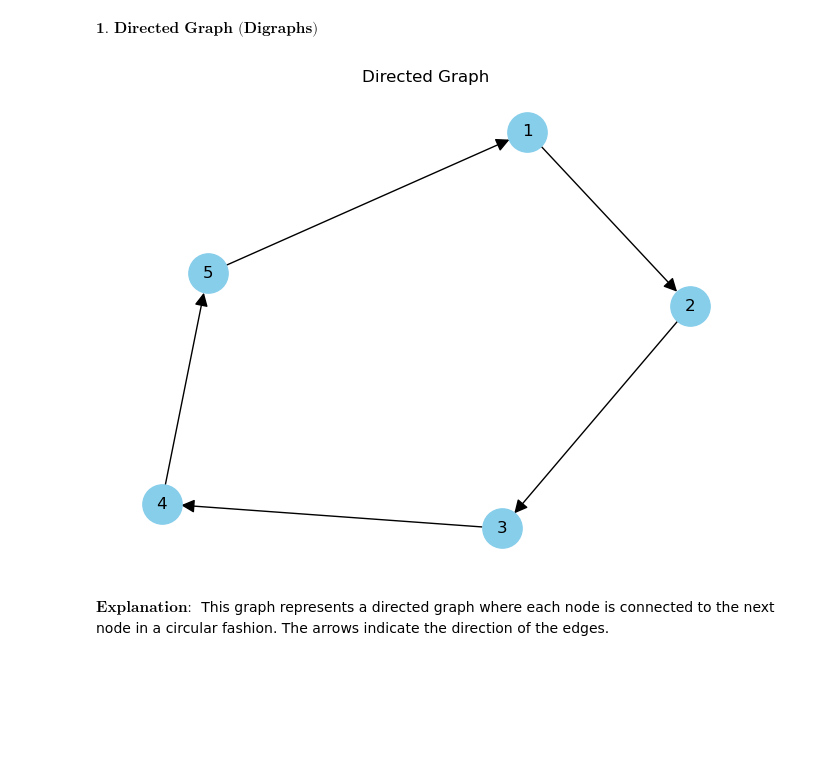
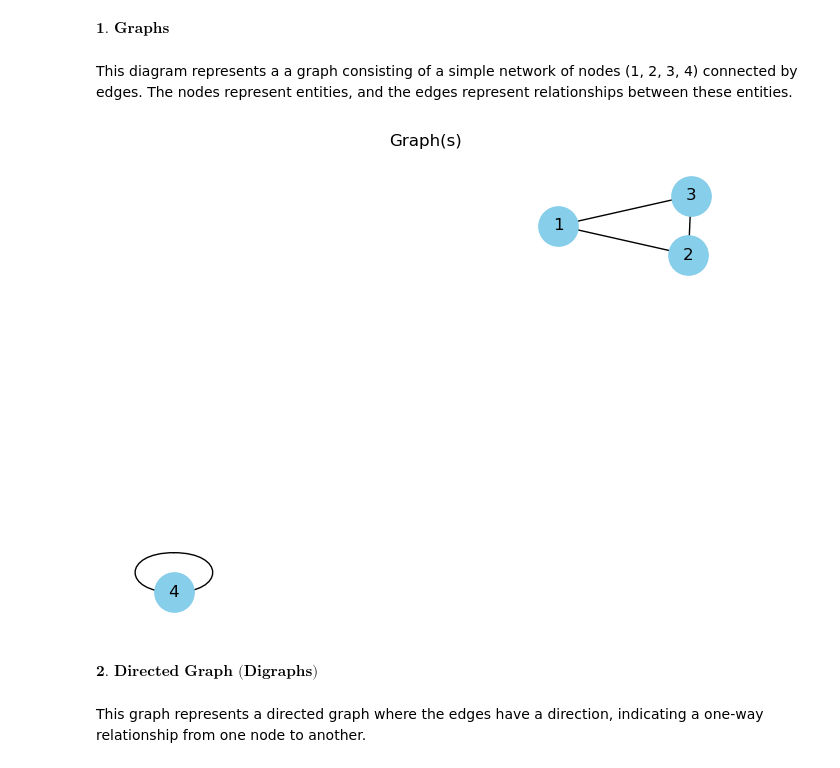
Before and after one commit to zphrc/Discrete_Math_2, a Jupyter notebook: Roca_Assignments/Lecture_3.ipynb, the cells around one changed output. Drawn from its saved outputs; the diff is of its cells as text; code cells hidden in the pictures; blank space fills up the shorter version.

```diff
--- a/Roca_Assignments/Lecture_3.ipynb
+++ b/Roca_Assignments/Lecture_3.ipynb
@@ -1,20 +1,25 @@
+# %% [markdown]
+$\textbf{1. Graphs}$
+# %% [markdown]
+This diagram represents a a graph consisting of a simple network of nodes (1, 2, 3, 4) connected by edges. The nodes represent entities, and the edges represent relationships between these entities.
+# %%
+import matplotlib.pyplot as plt
+import networkx as nx
+
+G = nx.Graph()
+
+G.add_nodes_from([1, 2, 3, 4])
+
+G.add_edges_from([(1, 2), (1, 3), (2, 3)])
+
+G.add_edge(4, 4)
+
+nx.draw(G, with_labels=True, node_color='skyblue', node_size=800)
+plt.title('Graph(s)')
+plt.show()
+# %% [output]
+[figure, added]
 # %% [markdown]
-$\textbf{1. Directed Graph (Digraphs)}$
+$\textbf{2. Directed Graph (Digraphs)}$
-# %%
-import matplotlib.pyplot as plt
-import networkx as nx
-
-G = nx.DiGraph()
-
-G.add_nodes_from([1, 2, 3, 4, 5])
-
-G.add_edges_from([(1, 2), (2, 3), (3, 4), (4, 5), (5, 1)])
-
-nx.draw(G, with_labels=True, node_color='skyblue', node_size=800, arrowsize=20)
-plt.title('Directed Graph')
-plt.show()
-# %% [output]
-[figure, old version]
 # %% [markdown]
-$\textbf{Explanation: }$
-This graph represents a directed graph where each node is connected to the next node in a circular fashion. The arrows indicate the direction of the edges.
+This graph represents a directed graph where the edges have a direction, indicating a one-way relationship from one node to another.
```
Also changed, not shown: parts of 44 cells of this notebook.
